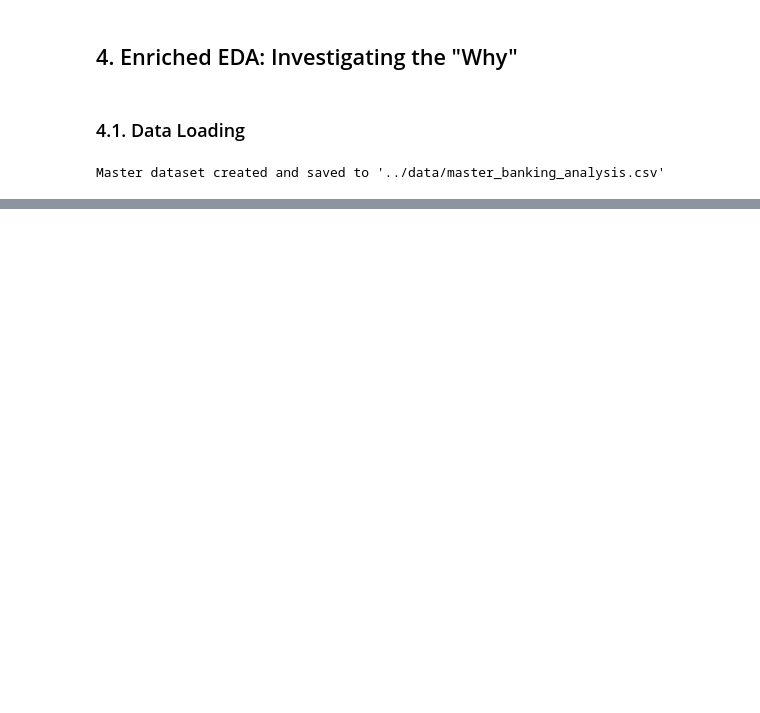
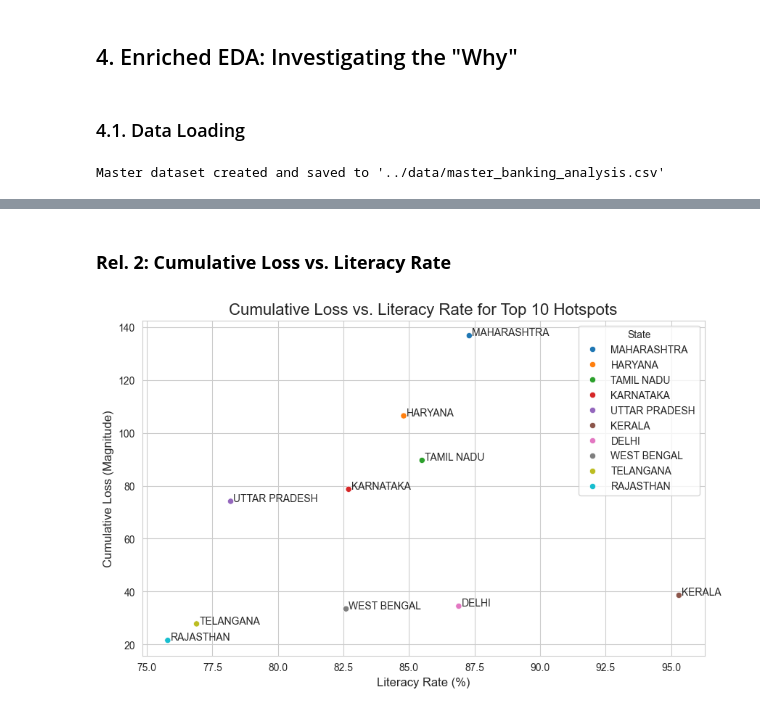
Before and after one commit to Krist-ine/banking_loss_analysis, a Jupyter notebook: notebooks/04_enriched_EDA.ipynb, the cells around one changed output, grey strips where cells are left out. Cells and saved outputs as stored; diff of their text form; code cells hidden in the pictures; blank space fills up the shorter version.

```diff
--- a/notebooks/04_enriched_EDA.ipynb
+++ b/notebooks/04_enriched_EDA.ipynb
@@ -49,0 +197,17 @@ memory usage: 6.7+ KB
+# %% [markdown]
+### **Rel. 2: Cumulative Loss vs. Literacy Rate**
+# %%
+plt.figure(figsize=(10, 6))
+
+sns.scatterplot(data=top_10_states, x='Literacy_Rate_Percent', y='Cumulative_Loss', hue='State', s=35)
+
+for i, row in top_10_states.iterrows():
+    plt.text(row['Literacy_Rate_Percent'] + 0.1, row['Cumulative_Loss'], row['State'])
+
+plt.title('Cumulative Loss vs. Literacy Rate for Top 10 Hotspots', fontsize=16)
+plt.xlabel('Literacy Rate (%)', fontsize=12)
+plt.ylabel('Cumulative Loss (Magnitude)', fontsize=12)
+plt.grid(True)
+plt.show()
+# %% [output]
+[figure, added]
```
Also changed, not shown: parts of 34 cells of this notebook.
